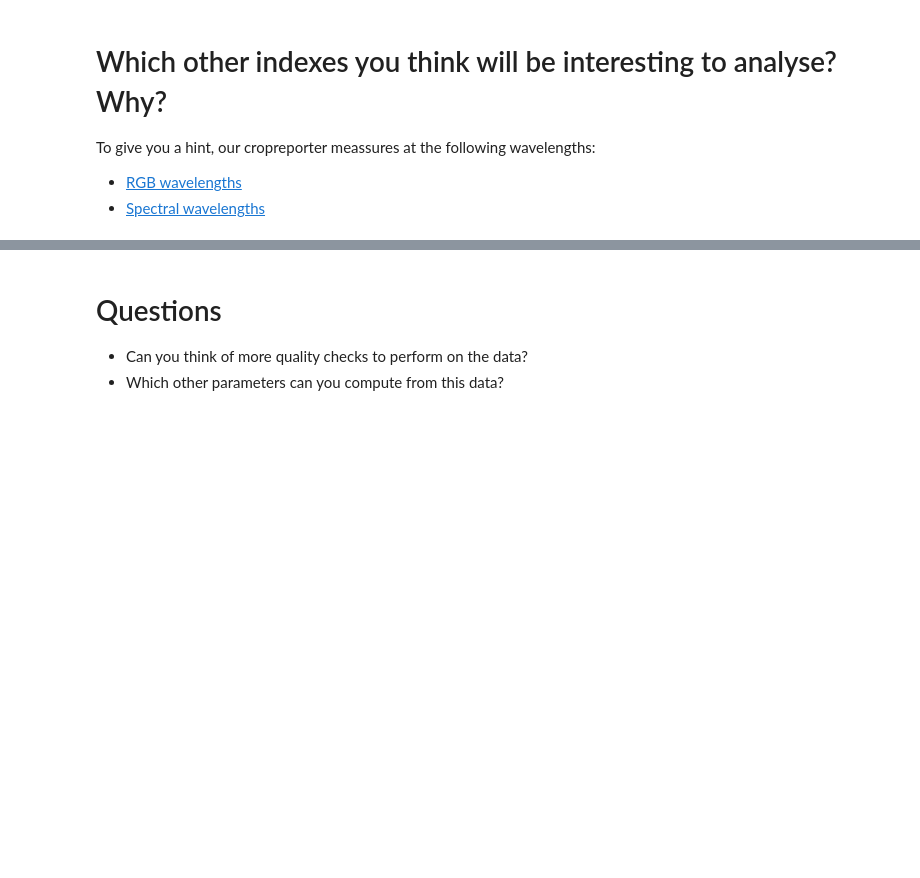
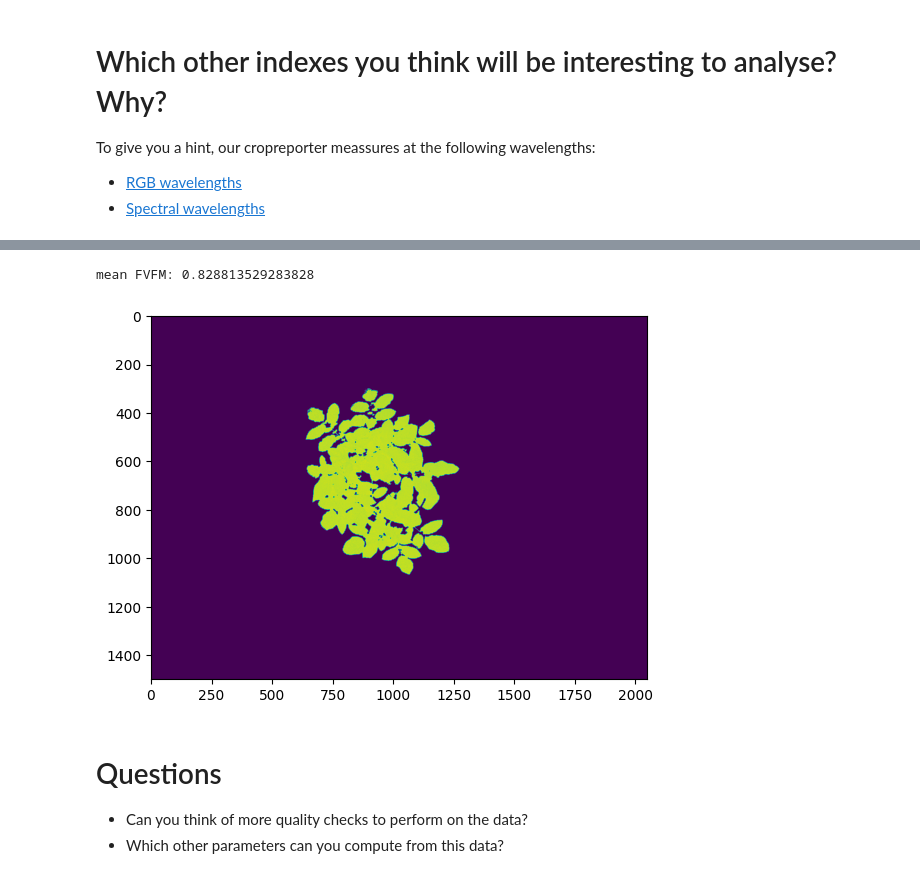
Before and after one commit to JTvD/Workshop_P4P, a Jupyter notebook: introduction.ipynb, the cells around one changed output, grey strips where cells are left out. Drawn from its saved outputs; the diff is of its cells as text; code cells hidden in the pictures; blank space fills up the shorter version.

```diff
--- a/introduction.ipynb
+++ b/introduction.ipynb
@@ -303,3 +396,27 @@ stats
+# %%
+# Compute FV/FM by hand
+if not ps.pam_dark is None:
+  #Extract FM data as numpy array
+  FM = ps.pam_dark.sel(frame_label='Fm').to_numpy()
+  F0 = ps.pam_dark.sel(frame_label='F0').to_numpy()
+elif not ps.pam_light is None:
+  #Extract FMp data as numpy array
+  FM = ps.pam_dark.sel(frame_label='Fmp').to_numpy()
+  F0 = ps.pam_dark.sel(frame_label='Fp').to_numpy()
+elif not ps.ojip_dark is None:
+  #Extract FM data as numpy array
+  FM = ps.ojip_dark.sel(frame_label='Fm').to_numpy()
+  F0 = ps.ojip_dark.sel(frame_label='F0').to_numpy()
+
+FVFM = (FM - F0) / FM
+masked_FVFM = cv2.bitwise_and(FVFM, FVFM, mask=mask)
+plt.imshow(masked_FVFM)
+FVFM[np.isinf(FVFM)] = np.nan
+mean_FVFM = np.nanmean(FVFM[mask > 0])
+print(f"mean FVFM: {mean_FVFM}")
+# %% [output]
+mean FVFM: 0.828813529283828
+[figure, added]
 # %% [markdown]
 # Questions
 - Can you think of more quality checks to perform on the data?
```
Also changed, not shown: parts of 19 cells of this notebook.
